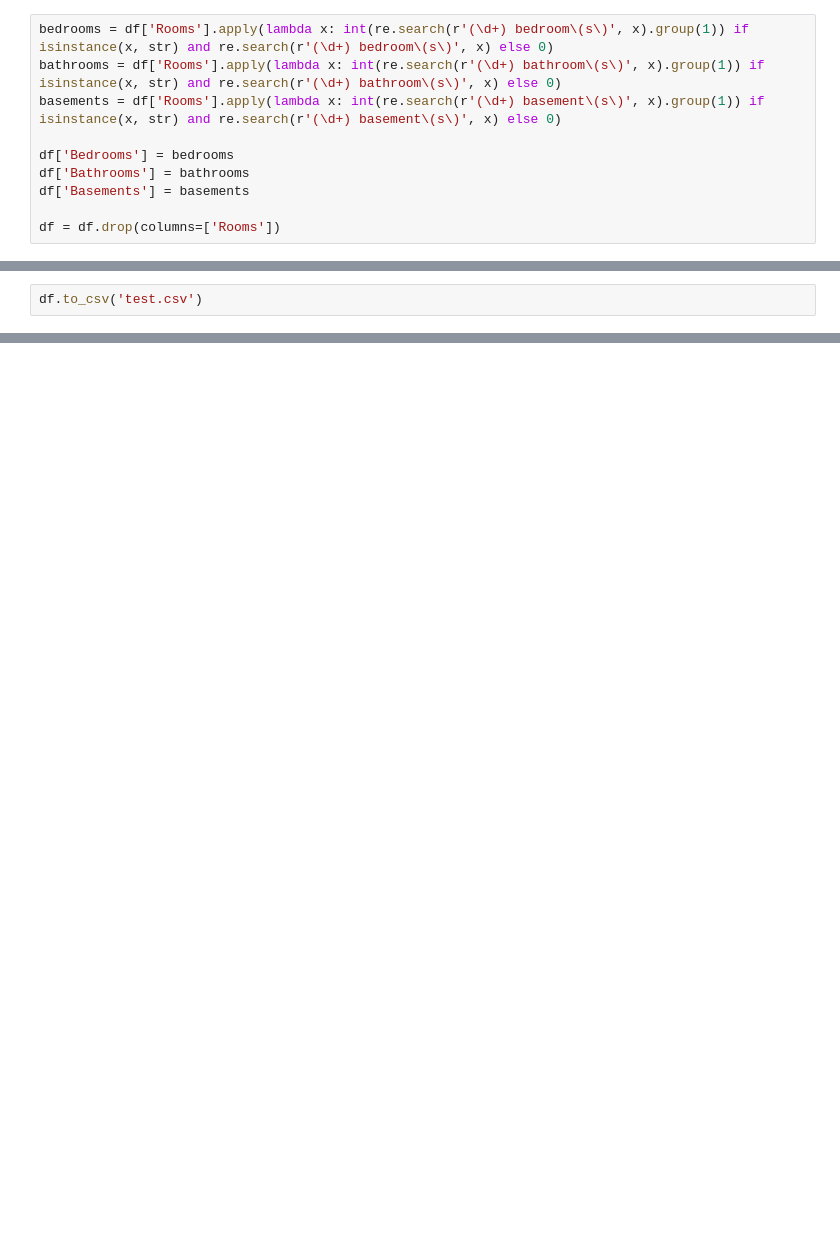
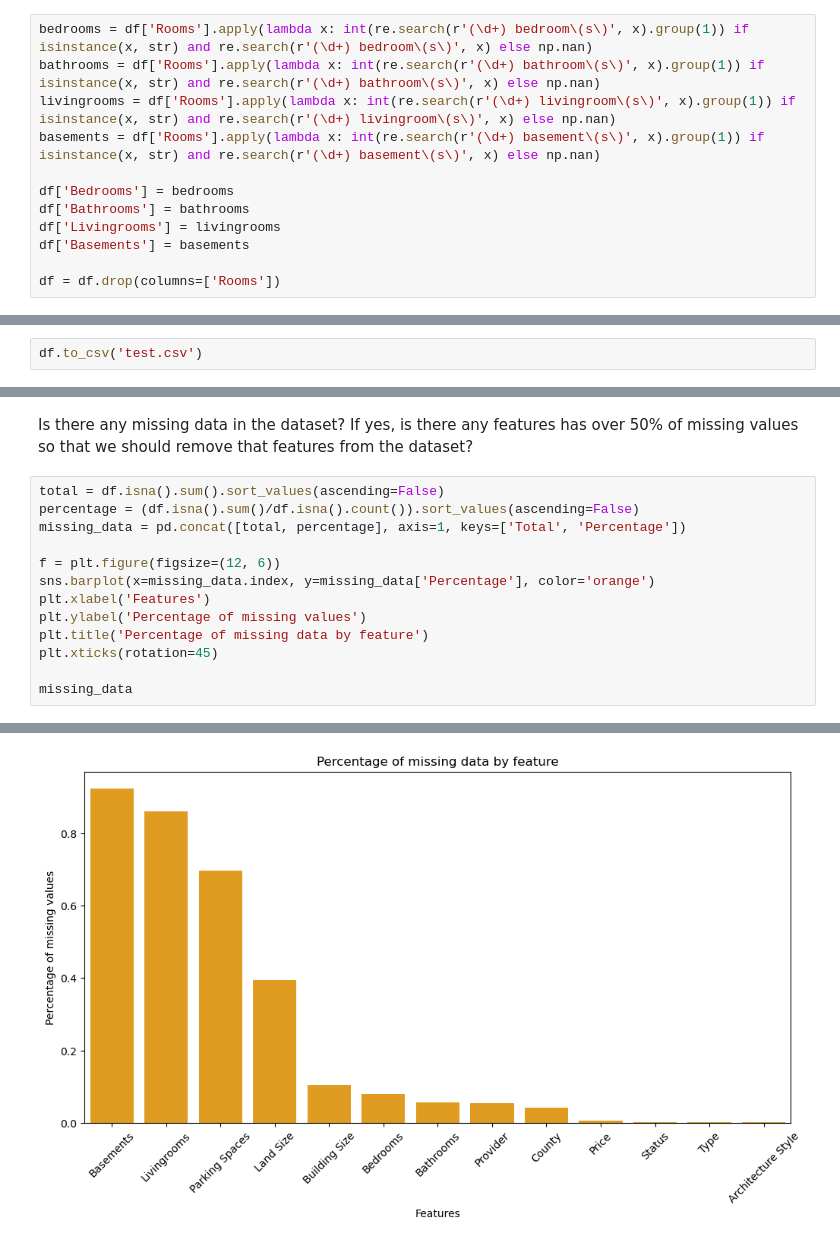
Before and after one commit to juinkinn/House-renting-price-analysis-Introduction-to-Data-Science-project, a Jupyter notebook: preprocessing_exploration.ipynb, the cells around one changed output, grey strips where cells are left out. Saved outputs shown, nothing was run; the diff lists cells and outputs as text; blank space fills up the shorter version.

Commit message:
Complete: Data cleaning

```diff
--- a/preprocessing_exploration.ipynb
+++ b/preprocessing_exploration.ipynb
@@ -57,10 +91,12 @@ for i in range(len(df['Land Size'])):
 # %%
-bedrooms = df['Rooms'].apply(lambda x: int(re.search(r'(\d+) bedroom\(s\)', x).group(1)) if isinstance(x, str) and re.search(r'(\d+) bedroom\(s\)', x) else 0)
-bathrooms = df['Rooms'].apply(lambda x: int(re.search(r'(\d+) bathroom\(s\)', x).group(1)) if isinstance(x, str) and re.search(r'(\d+) bathroom\(s\)', x) else 0)
-basements = df['Rooms'].apply(lambda x: int(re.search(r'(\d+) basement\(s\)', x).group(1)) if isinstance(x, str) and re.search(r'(\d+) basement\(s\)', x) else 0)
+bedrooms = df['Rooms'].apply(lambda x: int(re.search(r'(\d+) bedroom\(s\)', x).group(1)) if isinstance(x, str) and re.search(r'(\d+) bedroom\(s\)', x) else np.nan)
+bathrooms = df['Rooms'].apply(lambda x: int(re.search(r'(\d+) bathroom\(s\)', x).group(1)) if isinstance(x, str) and re.search(r'(\d+) bathroom\(s\)', x) else np.nan)
+livingrooms = df['Rooms'].apply(lambda x: int(re.search(r'(\d+) livingroom\(s\)', x).group(1)) if isinstance(x, str) and re.search(r'(\d+) livingroom\(s\)', x) else np.nan)
+basements = df['Rooms'].apply(lambda x: int(re.search(r'(\d+) basement\(s\)', x).group(1)) if isinstance(x, str) and re.search(r'(\d+) basement\(s\)', x) else np.nan)
 
 df['Bedrooms'] = bedrooms
 df['Bathrooms'] = bathrooms
+df['Livingrooms'] = livingrooms
 df['Basements'] = basements
 
 df = df.drop(columns=['Rooms'])
@@ -72,0 +110,16 @@ df.to_csv('test.csv')
+# %% [markdown]
+Is there any missing data in the dataset? If yes, is there any features has over 50% of missing values so that we should remove that features from the dataset?
+# %%
+total = df.isna().sum().sort_values(ascending=False)
+percentage = (df.isna().sum()/df.isna().count()).sort_values(ascending=False)
+missing_data = pd.concat([total, percentage], axis=1, keys=['Total', 'Percentage'])
+
+f = plt.figure(figsize=(12, 6))
+sns.barplot(x=missing_data.index, y=missing_data['Percentage'], color='orange')
+plt.xlabel('Features')
+plt.ylabel('Percentage of missing values')
+plt.title('Percentage of missing data by feature')
+plt.xticks(rotation=45)
+
+missing_data
+# %% [output]
@@ -72,0 +140 @@ df.to_csv('test.csv')
+[figure, added]
```
Also changed, not shown: parts of 37 cells of this notebook, 2 other files.
